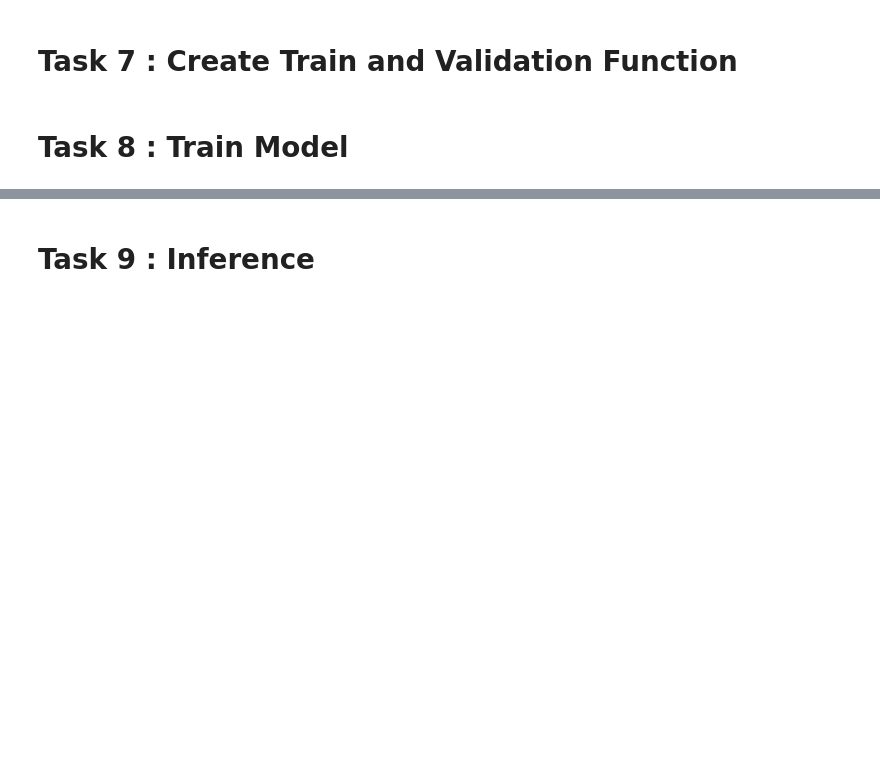
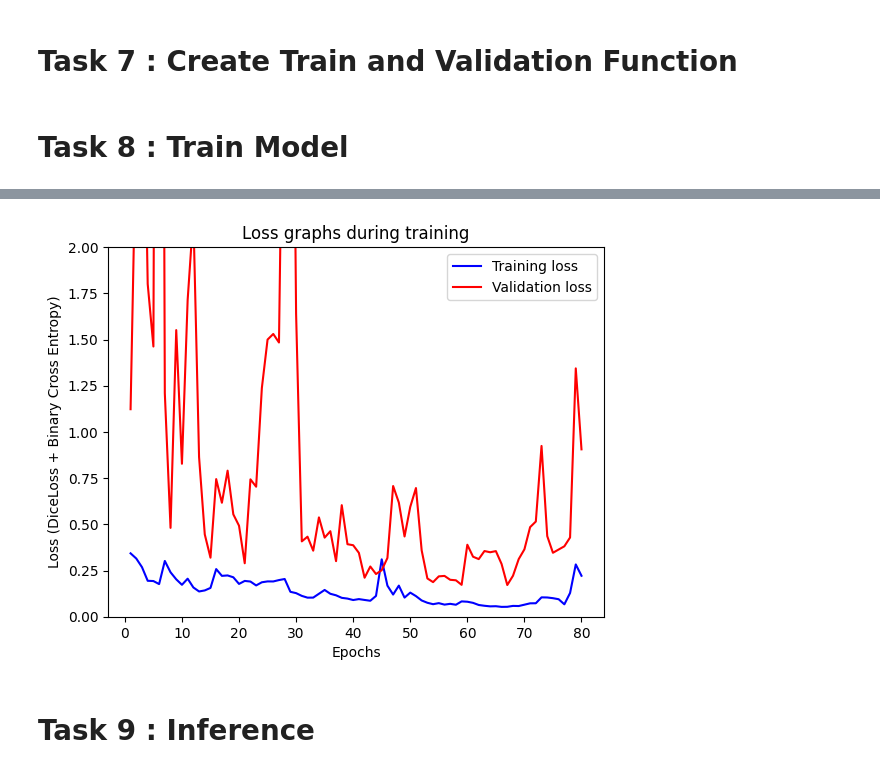
Before and after one commit to FarshadAmiri/Human-Images-Segmentation, a Jupyter notebook: PyTorch_ImageSegmentation_Human.ipynb, the cells around one changed output, grey strips where cells are left out. Cells and saved outputs as stored; diff of their text form; code cells hidden in the pictures; blank space fills up the shorter version.

```diff
--- a/PyTorch_ImageSegmentation_Human.ipynb
+++ b/PyTorch_ImageSegmentation_Human.ipynb
@@ -391,14 +412,18 @@ for i in range(EPOCHS):
 # %%
-epochs = list(map(int, np.linspace(1,EPOCHS, EPOCHS)))
+EPOCHS_passed = len(train_loss_history)
+epochs = list(map(int, np.linspace(1,EPOCHS_passed, EPOCHS_passed)))
 plt.plot(epochs, train_loss_history, 'b')
 plt.plot(epochs, valid_loss_history, 'r')
 plt.ylim(0, 2)
 
 plt.title("Loss graphs during training")
 plt.xlabel("Epochs")
 plt.ylabel("Loss (DiceLoss + Binary Cross Entropy)")
+plt.legend(['Training loss', 'Validation loss'])
 
 plt.show()
+# %% [output]
+[figure, added]
 # %% [markdown]
 # Task 9 : Inference
 # %%
```
Also changed, not shown: parts of 19 cells of this notebook, 1 other file.
